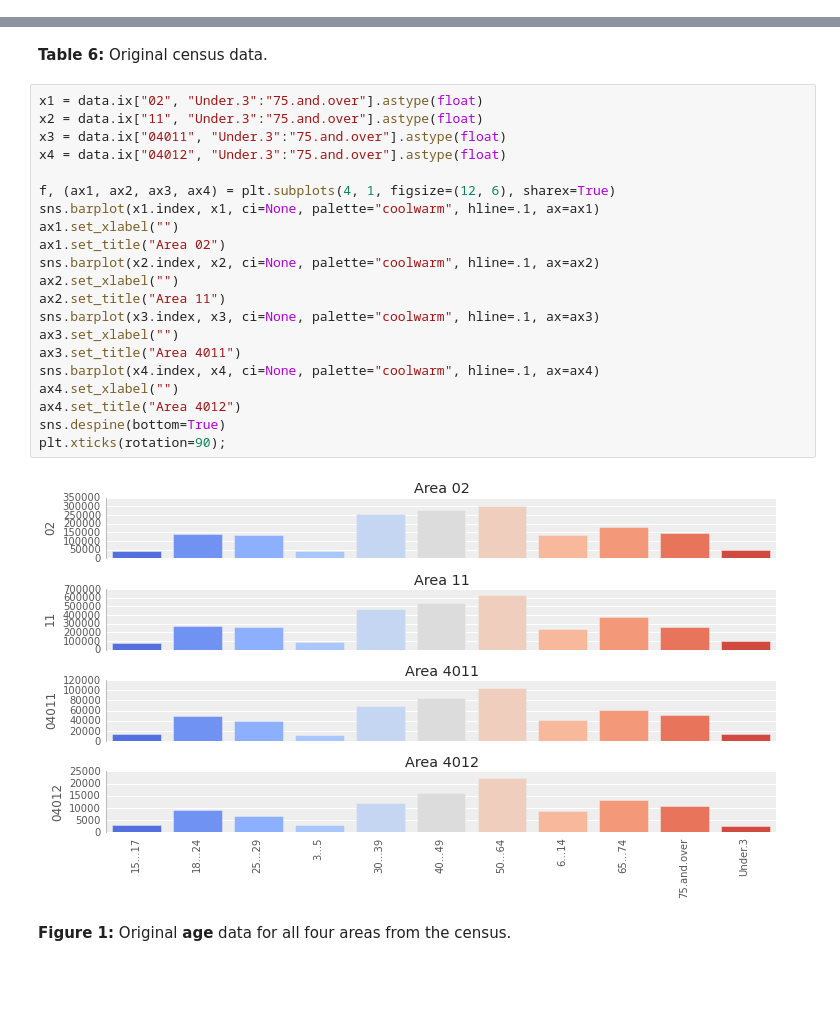
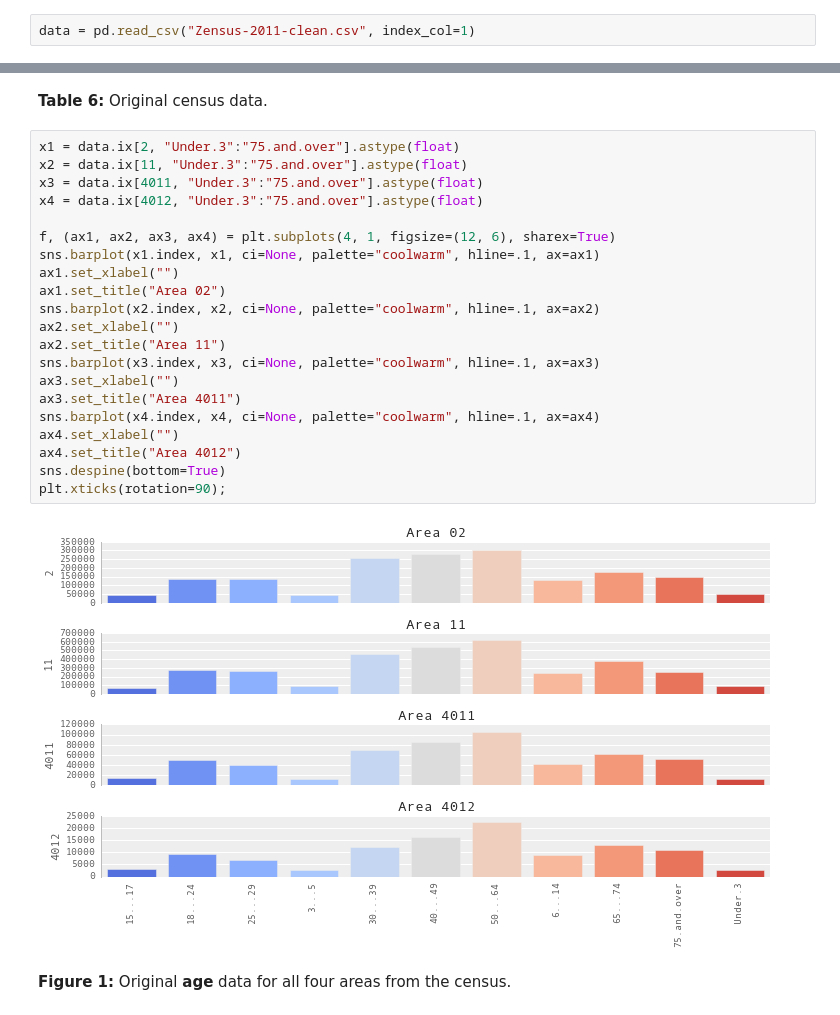
Before and after one commit to emunozh/gregwt-performance, a Jupyter notebook: Optimal selection of constrain categories.ipynb, the cells around one changed output, grey strips where cells are left out. Saved outputs shown, nothing was run; the diff lists cells and outputs as text; blank space fills up the shorter version.

```diff
--- a/Optimal selection of constrain categories.ipynb
+++ b/Optimal selection of constrain categories.ipynb
@@ -123,0 +90,2 @@ data = data.T
+# %%
+data = pd.read_csv("Zensus-2011-clean.csv", index_col=1)
@@ -133,28 +104,28 @@ data.loc[["02","11", "04011", "04012"]]
 # %% [markdown]
 **Table 6:** Original census data.
 # %%
-x1 = data.ix["02", "Under.3":"75.and.over"].astype(float)
-x2 = data.ix["11", "Under.3":"75.and.over"].astype(float)
-x3 = data.ix["04011", "Under.3":"75.and.over"].astype(float)
-x4 = data.ix["04012", "Under.3":"75.and.over"].astype(float)
+x1 = data.ix[2, "Under.3":"75.and.over"].astype(float)
+x2 = data.ix[11, "Under.3":"75.and.over"].astype(float)
+x3 = data.ix[4011, "Under.3":"75.and.over"].astype(float)
+x4 = data.ix[4012, "Under.3":"75.and.over"].astype(float)
 
 f, (ax1, ax2, ax3, ax4) = plt.subplots(4, 1, figsize=(12, 6), sharex=True)
 sns.barplot(x1.index, x1, ci=None, palette="coolwarm", hline=.1, ax=ax1)
 ax1.set_xlabel("")
 ax1.set_title("Area 02")
 sns.barplot(x2.index, x2, ci=None, palette="coolwarm", hline=.1, ax=ax2)
 ax2.set_xlabel("")
 ax2.set_title("Area 11")
 sns.barplot(x3.index, x3, ci=None, palette="coolwarm", hline=.1, ax=ax3)
 ax3.set_xlabel("")
 ax3.set_title("Area 4011")
 sns.barplot(x4.index, x4, ci=None, palette="coolwarm", hline=.1, ax=ax4)
 ax4.set_xlabel("")
 ax4.set_title("Area 4012")
 sns.despine(bottom=True)
 plt.xticks(rotation=90);
 # %% [output]
-[figure, old version]
+[figure, new version]
 # %% [markdown]
 **Figure 1:** Original **age** data for all four areas from the census.
 # %%
```
Also changed, not shown: parts of 43 cells of this notebook, 1 other file.
